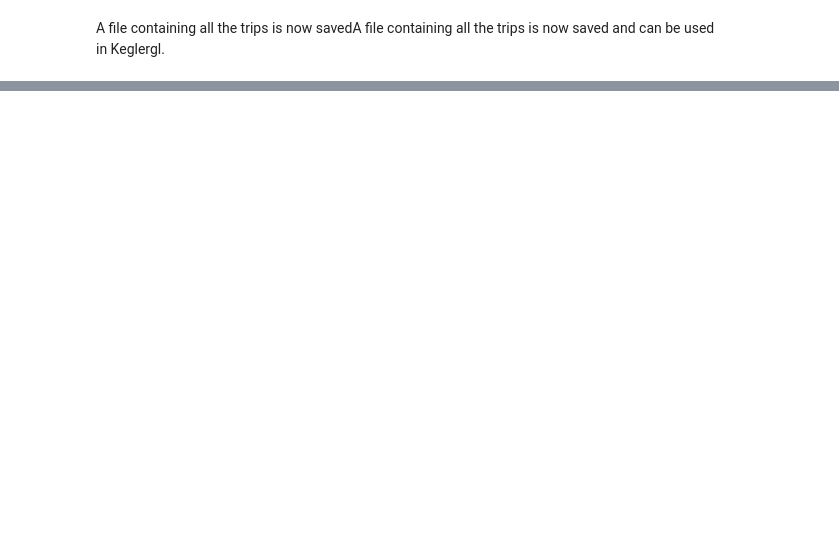
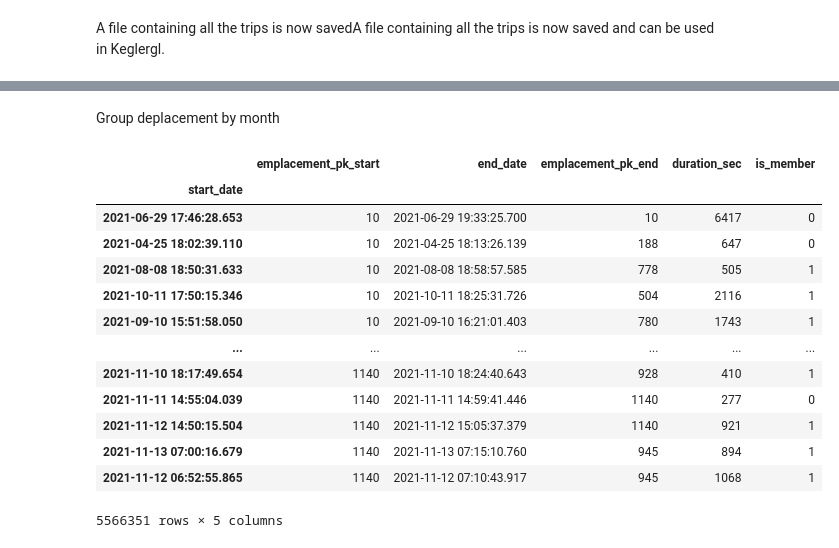
Before and after one commit to LucasScellos/bixi-visualization, a Jupyter notebook: DataCleaning-deplacement.ipynb, the cells around one changed output, grey strips where cells are left out. Cells and saved outputs as stored; diff of their text form; code cells hidden in the pictures; blank space fills up the shorter version.

```diff
--- a/DataCleaning-deplacement.ipynb
+++ b/DataCleaning-deplacement.ipynb
@@ -88,0 +128,23 @@ A file containing all the trips is now savedA file containing all the trips is n
+# %% [markdown]
+Group deplacement by month
+# %%
+test=pd.to_datetime(deplacement["start_date"])
+deplacement_with_time=deplacement.copy()
+deplacement_with_time["start_date"]=test
+deplacement_with_time.set_index("start_date",inplace=True)
+deplacement_with_time
+# %% [output]
+|  | emplacement_pk_start | end_date | emplacement_pk_end | duration_sec | is_member |
+| start_date |  |  |  |  |  |
+| 2021-06-29 17:46:28.653 | 10 | 2021-06-29 19:33:25.700 | 10 | 6417 | 0 |
+| 2021-04-25 18:02:39.110 | 10 | 2021-04-25 18:13:26.139 | 188 | 647 | 0 |
+| 2021-08-08 18:50:31.633 | 10 | 2021-08-08 18:58:57.585 | 778 | 505 | 1 |
+| 2021-10-11 17:50:15.346 | 10 | 2021-10-11 18:25:31.726 | 504 | 2116 | 1 |
+| 2021-09-10 15:51:58.050 | 10 | 2021-09-10 16:21:01.403 | 780 | 1743 | 1 |
+| ... | ... | ... | ... | ... | ... |
+| 2021-11-10 18:17:49.654 | 1140 | 2021-11-10 18:24:40.643 | 928 | 410 | 1 |
+| 2021-11-11 14:55:04.039 | 1140 | 2021-11-11 14:59:41.446 | 1140 | 277 | 0 |
+| 2021-11-12 14:50:15.504 | 1140 | 2021-11-12 15:05:37.379 | 1140 | 921 | 1 |
+| 2021-11-13 07:00:16.679 | 1140 | 2021-11-13 07:15:10.760 | 945 | 894 | 1 |
+| 2021-11-12 06:52:55.865 | 1140 | 2021-11-12 07:10:43.917 | 945 | 1068 | 1 |
+5566351 rows × 5 columns
```
Also changed, not shown: parts of 9 cells of this notebook, 2 other files.
